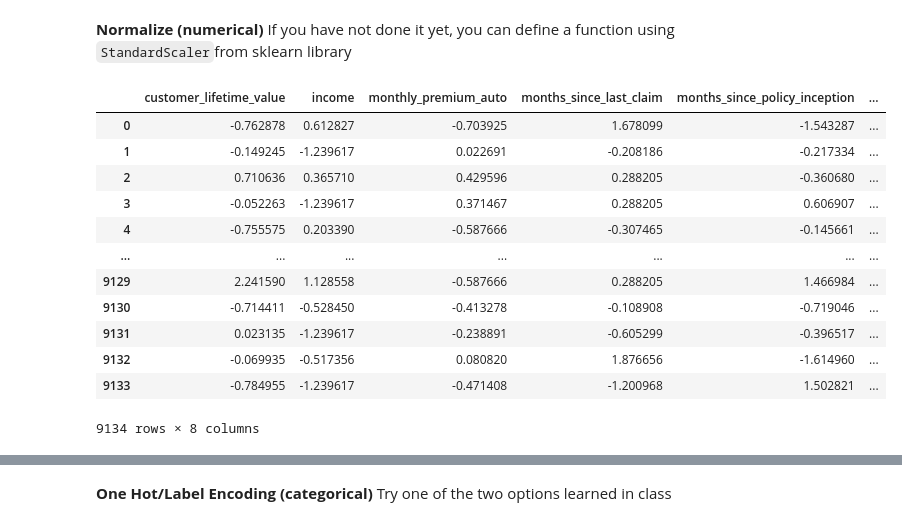
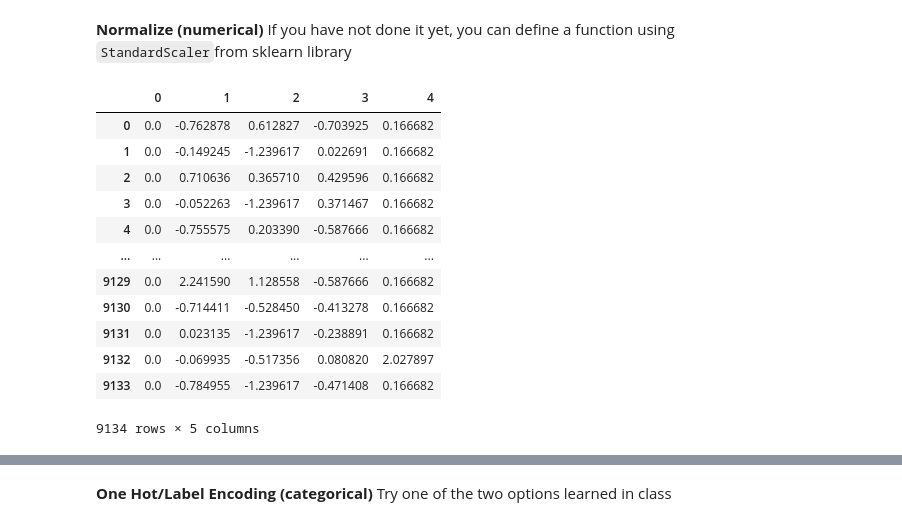
Before and after one commit to Ironhack-Data-0621-Remote/lab-customer-analysis-round-6, a Jupyter notebook: Solutions.ipynb, the cells around one changed output, grey strips where cells are left out. Cells and saved outputs as stored; diff of their text form; code cells hidden in the pictures.

Commit message:
Added OLS and eliminated some variables

```diff
--- a/Solutions.ipynb
+++ b/Solutions.ipynb
@@ -254,3 +254,7 @@ y = df['total_claim_amount']
 # splitting X into number and object
 X_num = X.select_dtypes(include = np.number)
 X_cat = X.select_dtypes(include = object)
+# %%
+X_num = sm.add_constant(X_num)
+model = sm.OLS(y,X_num).fit()
+print(model.summary())
@@ -256,0 +279,8 @@ X_cat = X.select_dtypes(include = object)
+# %%
+# drop the variables which has P value more than 0.05
+X_num2 = X_num.drop(['months_since_last_claim','months_since_policy_inception',
+                    'number_of_open_complaints','number_of_policies'],axis=1)
+
+X_num2 = sm.add_constant(X_num2)
+model = sm.OLS(y,X_num2).fit()
+print(model.summary())
@@ -259,23 +307,22 @@ X_cat = X.select_dtypes(include = object)
 # %%
 from sklearn.preprocessing import StandardScaler
 
-transformer = StandardScaler().fit(X_num)
-x_standardized = transformer.transform(X_num)
+transformer = StandardScaler().fit(X_num2)
+x_standardized = transformer.transform(X_num2)
 
-X_num1=pd.DataFrame(x_standardized)
-X_num1.columns = X_num.columns
-X_num1
+X_num2=pd.DataFrame(x_standardized)
+X_num2
 # %% [output]
-|  | customer_lifetime_value | income | monthly_premium_auto | months_since_last_claim | months_since_policy_inception | ... |
-| 0 | -0.762878 | 0.612827 | -0.703925 | 1.678099 | -1.543287 | ... |
-| 1 | -0.149245 | -1.239617 | 0.022691 | -0.208186 | -0.217334 | ... |
-| 2 | 0.710636 | 0.365710 | 0.429596 | 0.288205 | -0.360680 | ... |
-| 3 | -0.052263 | -1.239617 | 0.371467 | 0.288205 | 0.606907 | ... |
-| 4 | -0.755575 | 0.203390 | -0.587666 | -0.307465 | -0.145661 | ... |
-| ... | ... | ... | ... | ... | ... | ... |
-| 9129 | 2.241590 | 1.128558 | -0.587666 | 0.288205 | 1.466984 | ... |
-| 9130 | -0.714411 | -0.528450 | -0.413278 | -0.108908 | -0.719046 | ... |
-| 9131 | 0.023135 | -1.239617 | -0.238891 | -0.605299 | -0.396517 | ... |
-| 9132 | -0.069935 | -0.517356 | 0.080820 | 1.876656 | -1.614960 | ... |
-| 9133 | -0.784955 | -1.239617 | -0.471408 | -1.200968 | 1.502821 | ... |
+|  | 0 | 1 | 2 | 3 | 4 |
+| 0 | 0.0 | -0.762878 | 0.612827 | -0.703925 | 0.166682 |
+| 1 | 0.0 | -0.149245 | -1.239617 | 0.022691 | 0.166682 |
+| 2 | 0.0 | 0.710636 | 0.365710 | 0.429596 | 0.166682 |
+| 3 | 0.0 | -0.052263 | -1.239617 | 0.371467 | 0.166682 |
+| 4 | 0.0 | -0.755575 | 0.203390 | -0.587666 | 0.166682 |
+| ... | ... | ... | ... | ... | ... |
+| 9129 | 0.0 | 2.241590 | 1.128558 | -0.587666 | 0.166682 |
+| 9130 | 0.0 | -0.714411 | -0.528450 | -0.413278 | 0.166682 |
+| 9131 | 0.0 | 0.023135 | -1.239617 | -0.238891 | 0.166682 |
+| 9132 | 0.0 | -0.069935 | -0.517356 | 0.080820 | 2.027897 |
+| 9133 | 0.0 | -0.784955 | -1.239617 | -0.471408 | 0.166682 |
-9134 rows × 8 columns
+9134 rows × 5 columns
```
Also changed, not shown: parts of 14 cells of this notebook.
